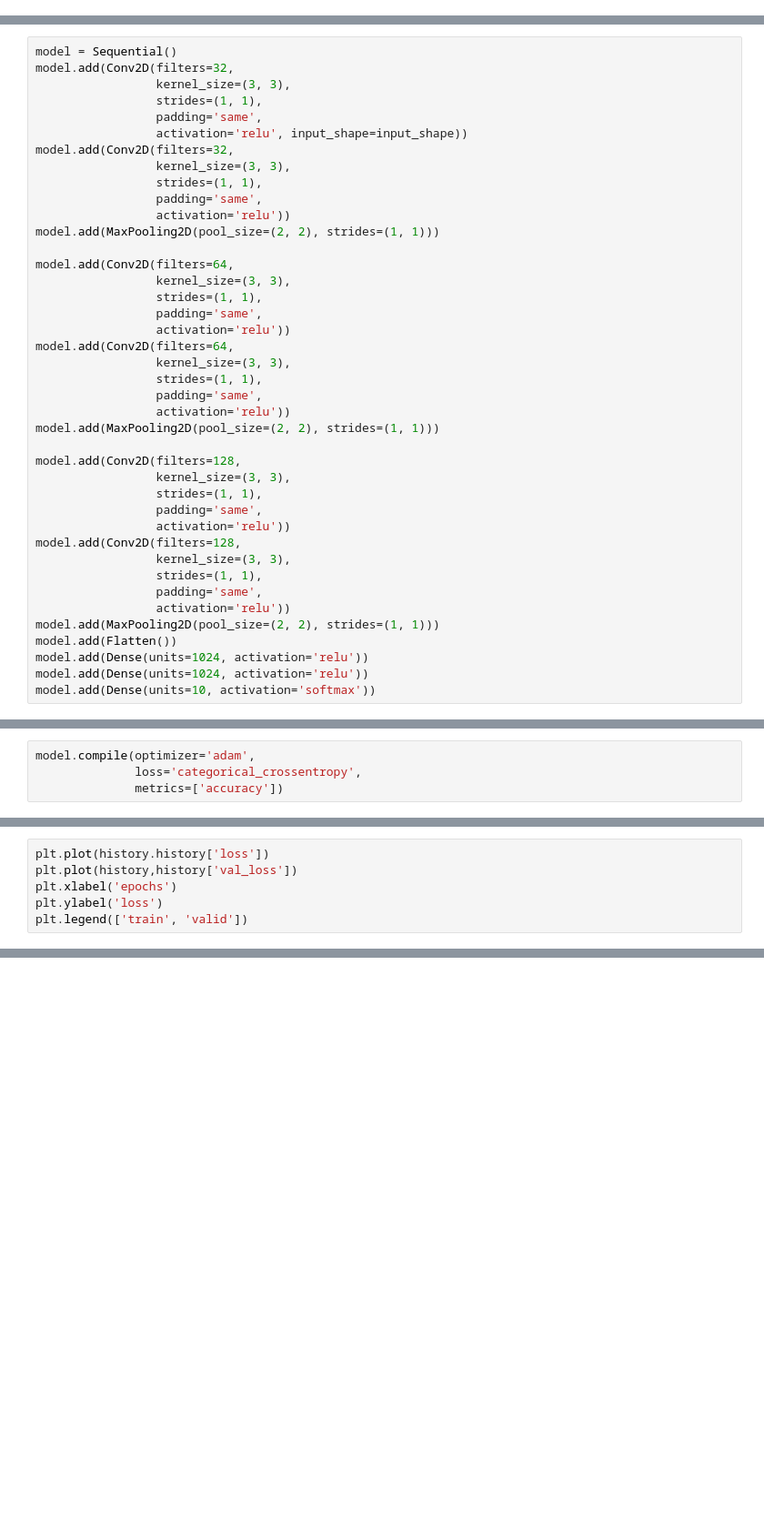
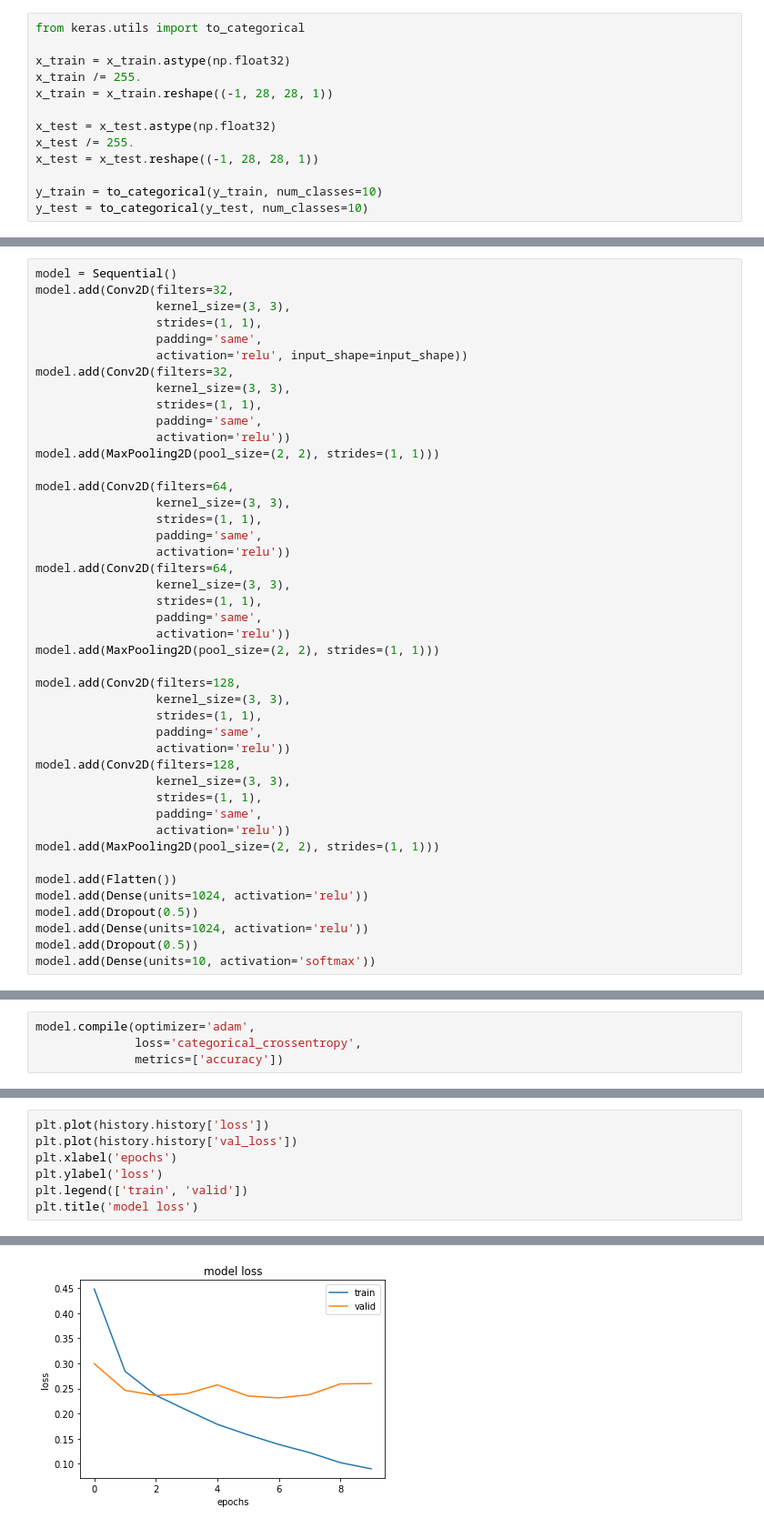
Before and after one commit to everyonelijin/fashion-mnist-example, a Jupyter notebook: fashion-mnist-example.ipynb, the cells around one changed output, grey strips where cells are left out. Shown at 91% size. Drawn from its saved outputs; the diff is of its cells as text; blank space fills up the shorter version.

```diff
--- a/fashion-mnist-example.ipynb
+++ b/fashion-mnist-example.ipynb
@@ -33,3 +33,16 @@ Image.fromarray(x_train[0, :].reshape((28, 28)))
 Image.fromarray(x_train[1, :].reshape((28, 28)))
 # %% [output]
 [figure]
+# %%
+from keras.utils import to_categorical
+
+x_train = x_train.astype(np.float32)
+x_train /= 255.
+x_train = x_train.reshape((-1, 28, 28, 1))
+
+x_test = x_test.astype(np.float32)
+x_test /= 255.
+x_test = x_test.reshape((-1, 28, 28, 1))
+
+y_train = to_categorical(y_train, num_classes=10)
+y_test = to_categorical(y_test, num_classes=10)
@@ -80,9 +93,12 @@ model.add(Conv2D(filters=128,
                  padding='same',
                  activation='relu'))
 model.add(MaxPooling2D(pool_size=(2, 2), strides=(1, 1)))
+
 model.add(Flatten())
 model.add(Dense(units=1024, activation='relu'))
+model.add(Dropout(0.5))
 model.add(Dense(units=1024, activation='relu'))
+model.add(Dropout(0.5))
 model.add(Dense(units=10, activation='softmax'))
 # %%
 model.summary()
@@ -119,6 +155,8 @@ model.evaluate(x_test, y_test)
 # %%
 plt.plot(history.history['loss'])
-plt.plot(history,history['val_loss'])
+plt.plot(history.history['val_loss'])
 plt.xlabel('epochs')
 plt.ylabel('loss')
 plt.legend(['train', 'valid'])
+plt.title('model loss')
+# %% [output]
@@ -125,2 +164,3 @@ plt.legend(['train', 'valid'])
+[figure, added]
 # %%
 plt.plot(history.history['acc'])
```
Also changed, not shown: parts of 10 cells of this notebook.
